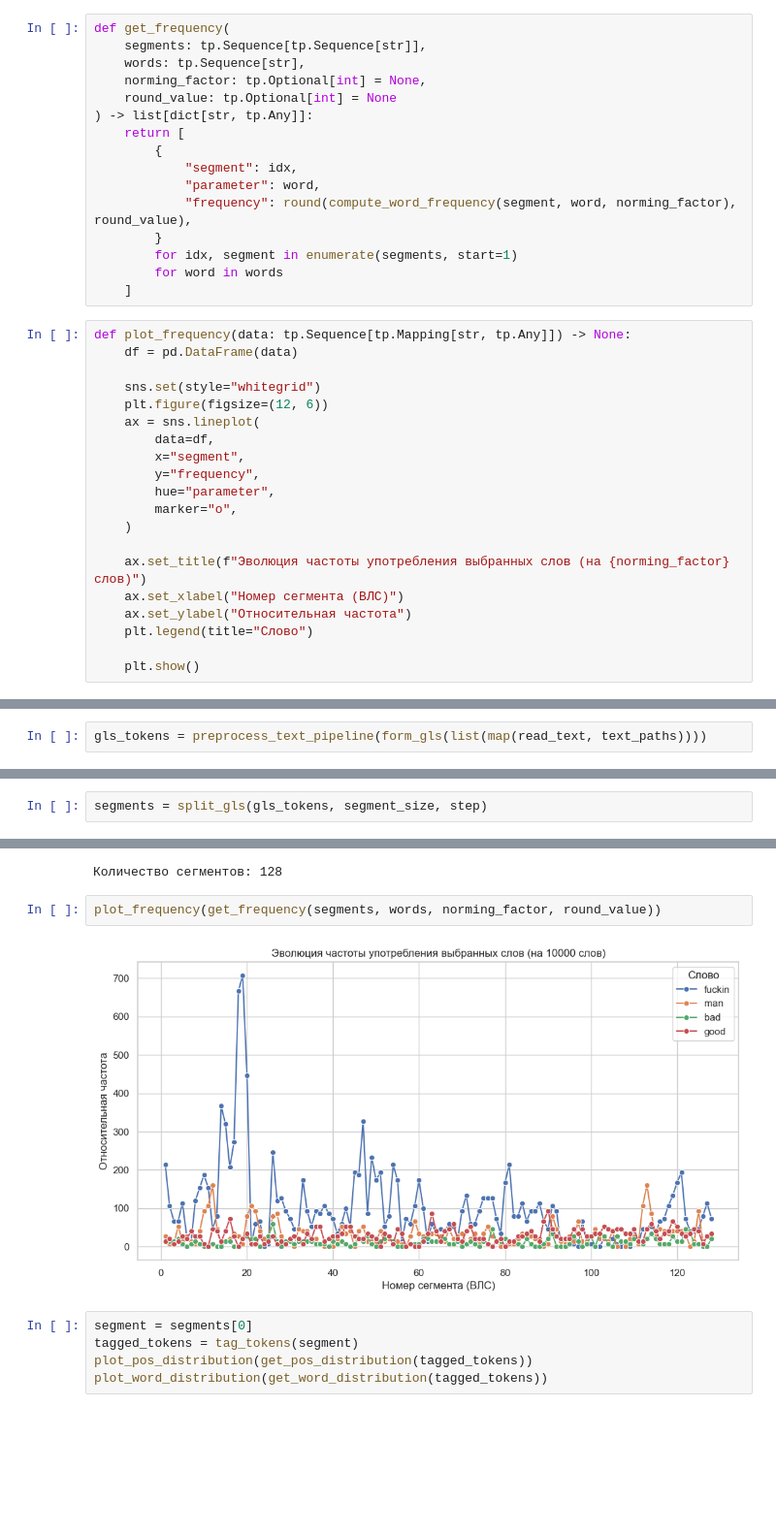
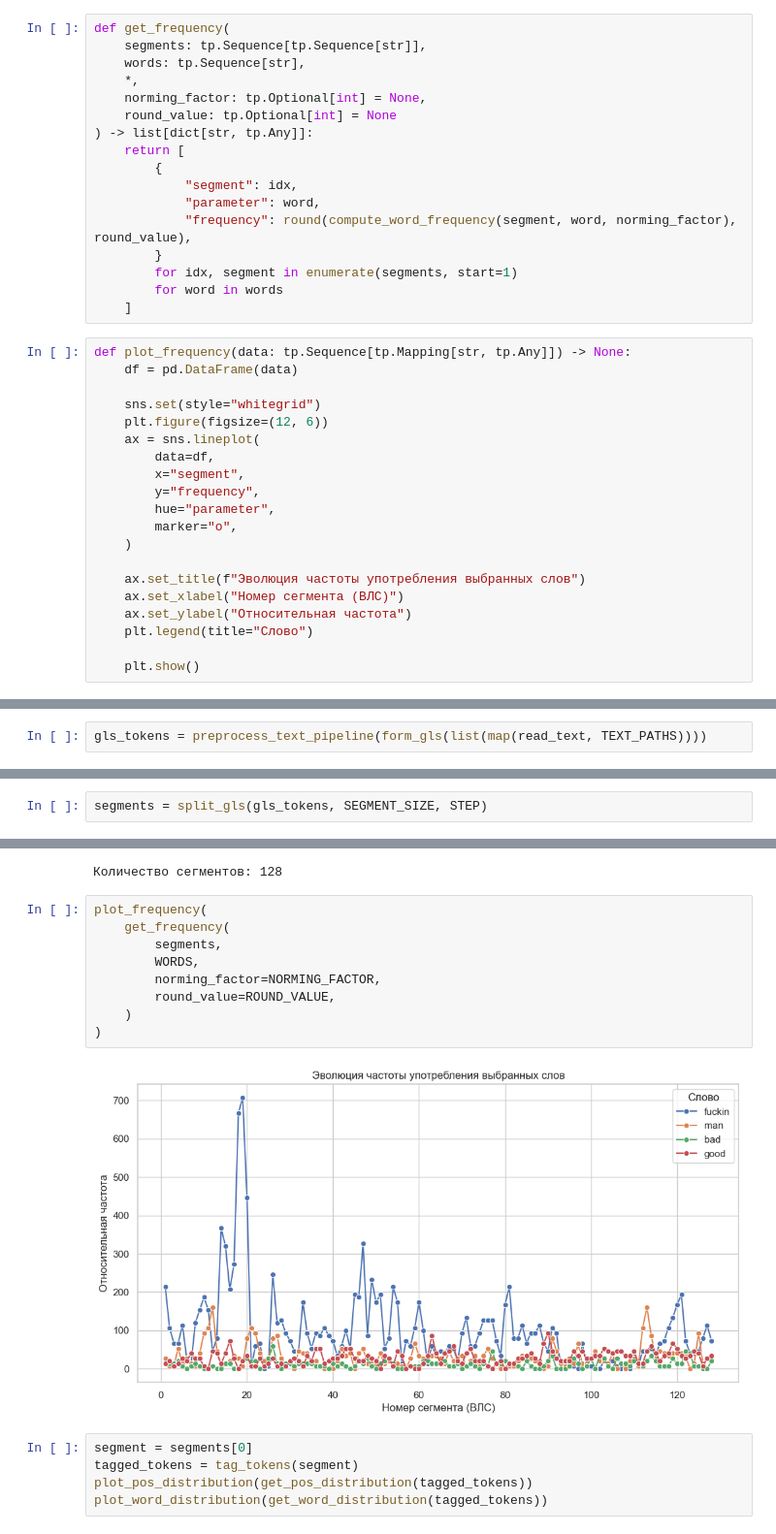
Before and after one commit to bezstrok/ITMO-ICT-Math-linguistics-2024-2025, a Jupyter notebook: lr_1/main.ipynb, the cells around one changed output, grey strips where cells are left out. Shown: that part at 97% size. Saved outputs shown, nothing was run; the diff lists cells and outputs as text; blank space fills up the shorter version.

```diff
--- a/lr_1/main.ipynb
+++ b/lr_1/main.ipynb
@@ -81,6 +96,7 @@ def compute_word_frequency(
 def get_frequency(
     segments: tp.Sequence[tp.Sequence[str]],
     words: tp.Sequence[str],
+    *,
     norming_factor: tp.Optional[int] = None,
     round_value: tp.Optional[int] = None
 ) -> list[dict[str, tp.Any]]:
@@ -107,7 +123,7 @@ def plot_frequency(data: tp.Sequence[tp.Mapping[str, tp.Any]]) -> None:
         marker="o",
     )
 
-    ax.set_title(f"Эволюция частоты употребления выбранных слов (на {norming_factor} слов)")
+    ax.set_title(f"Эволюция частоты употребления выбранных слов")
     ax.set_xlabel("Номер сегмента (ВЛС)")
     ax.set_ylabel("Относительная частота")
     plt.legend(title="Слово")
@@ -219,19 +217,26 @@ round_value = 2
 # %%
-gls_tokens = preprocess_text_pipeline(form_gls(list(map(read_text, text_paths))))
+gls_tokens = preprocess_text_pipeline(form_gls(list(map(read_text, TEXT_PATHS))))
 # %%
 print("Общее количество токенов:", len(gls_tokens))
 # %% [output]
 Общее количество токенов: 154409
 # %%
-segments = split_gls(gls_tokens, segment_size, step)
+segments = split_gls(gls_tokens, SEGMENT_SIZE, STEP)
 # %%
 print("Количество сегментов:", len(segments))
 # %% [output]
 Количество сегментов: 128
 # %%
-plot_frequency(get_frequency(segments, words, norming_factor, round_value))
+plot_frequency(
+    get_frequency(
+        segments,
+        WORDS,
+        norming_factor=NORMING_FACTOR,
+        round_value=ROUND_VALUE,
+    )
+)
 # %% [output]
-[figure, old version]
+[figure, new version]
 # %%
 segment = segments[0]
 tagged_tokens = tag_tokens(segment)
```
Also changed, not shown: parts of 8 cells of this notebook.
